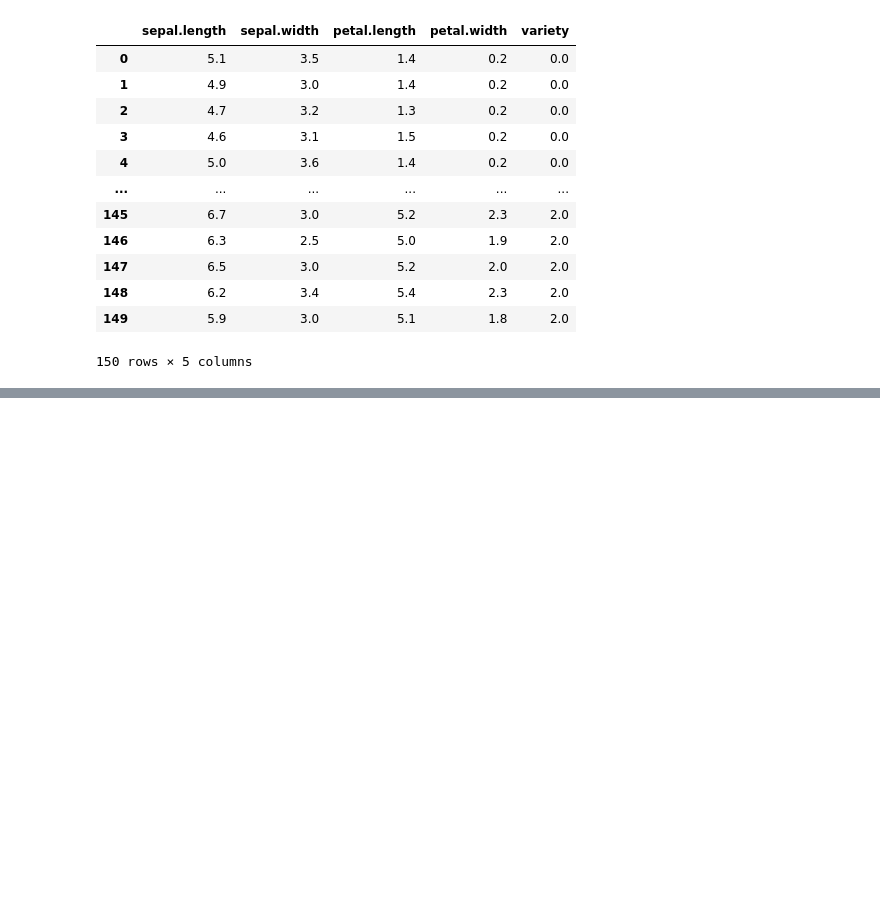
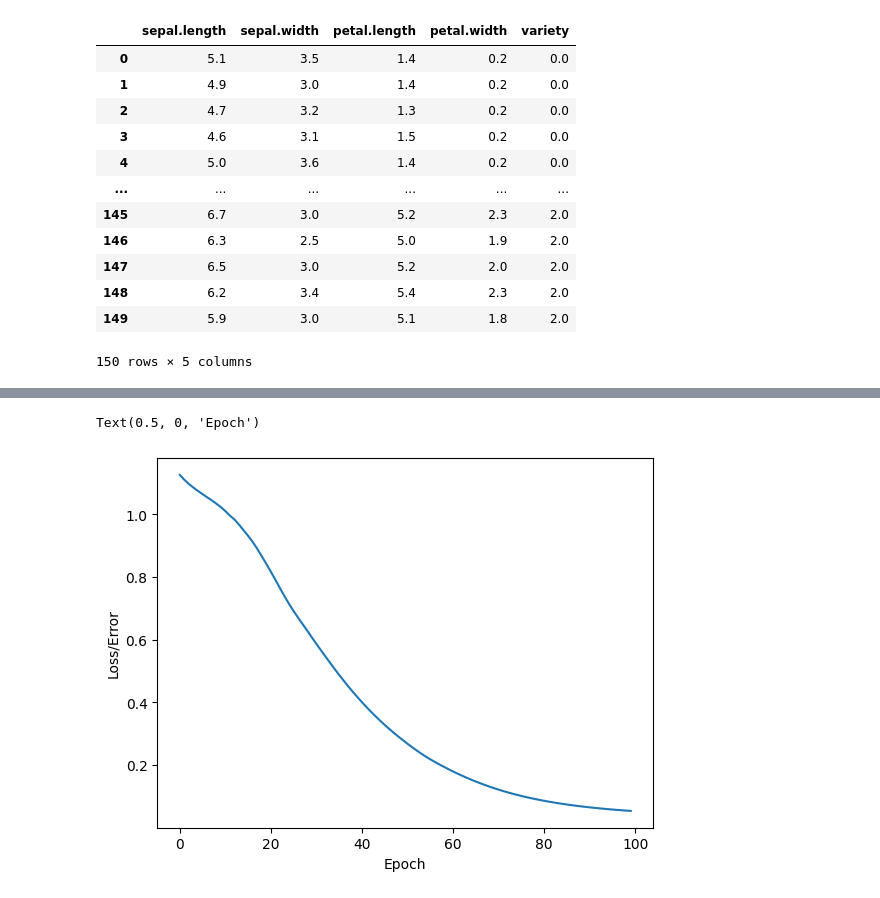
Before and after one commit to miguel1319/PyTorch-Learn, a Jupyter notebook: PyTorch.ipynb, the cells around one changed output, grey strips where cells are left out. Drawn from its saved outputs; the diff is of its cells as text; code cells hidden in the pictures; blank space fills up the shorter version.

```diff
--- a/PyTorch.ipynb
+++ b/PyTorch.ipynb
@@ -176,3 +176,37 @@ from sklearn.model_selection import train_test_split
 
 #train Test split ( selection values that will go to testing, and those that will go to training the model)
 X_train, X_test, y_train, y_test = train_test_split(X,y, test_size = 0.2, random_state=41)
+# %%
+X_train = torch.FloatTensor(X_train)
+X_test = torch.FloatTensor(X_test)
+
+y_train = torch.LongTensor(y_train)
+y_test = torch.LongTensor(y_test)
+# %%
+#set criteria to measure the error
+criterian = nn.CrossEntropyLoss()
+
+# Choose Optimizer Adam, learning rate (If error does not decrease, lower learning rate)
+optimizer = torch.optim.Adam(model.parameters(), lr = 0.01)
+# %%
+#Train out model!
+# Epochs (one run thru all)
+epochs = 100
+
+losses = []
+
+for i in range(epochs):
+  y_pred = model.forward(X_train) #Get predicted reults
+  #measure loss/error
+  loss = criterian(y_pred,y_train) # predicted vs Y train
+
+  #keep track of losses
+  losses.append(loss.detach().numpy())
+
+  if i %10 ==0:
+    print(f'Epoch: {i} and loss: {loss}')
+
+  #back propagation take an error and feed it to readjust weights
+  optimizer.zero_grad()
+  loss.backward()
+  optimizer.step()
@@ -178,0 +224,8 @@ X_train, X_test, y_train, y_test = train_test_split(X,y, test_size = 0.2, random
+# %%
+#Some more matplot
+plt.plot(range(epochs), losses)
+plt.ylabel("Loss/Error")
+plt.xlabel('Epoch')
+# %% [output]
+Text(0.5, 0, 'Epoch')
+[figure, added]
```
Also changed, not shown: parts of 1 cell of this notebook.
